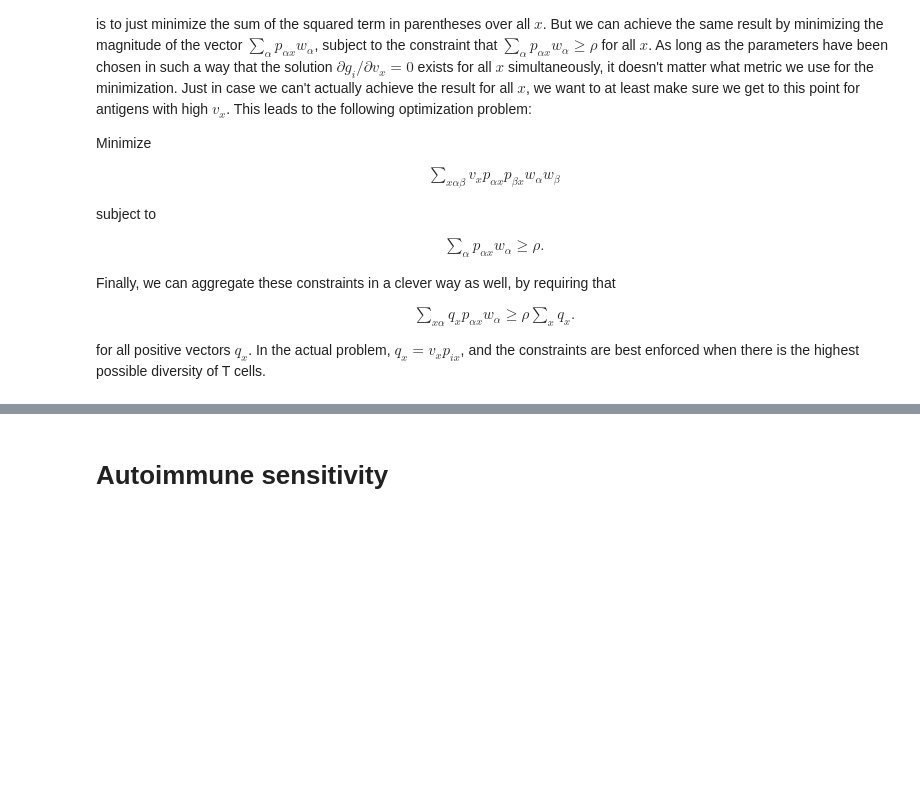
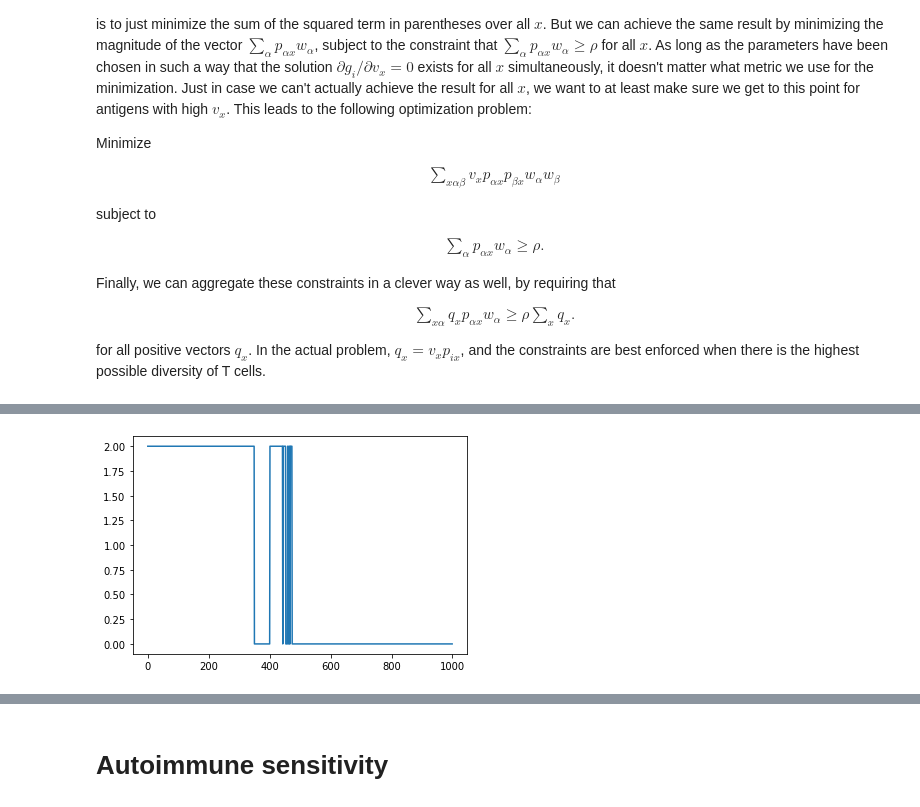
Before and after one commit to Ninjaneer32/immune-svm, a Jupyter notebook: scripts/Testing.ipynb, the cells around one changed output, grey strips where cells are left out. Saved outputs shown, nothing was run; the diff lists cells and outputs as text; code cells hidden in the pictures; blank space fills up the shorter version.

```diff
--- a/scripts/Testing.ipynb
+++ b/scripts/Testing.ipynb
@@ -585,0 +672,5 @@ for all positive vectors $q_x$. In the actual problem, $q_x = v_x p_{ix}$, and t
+# %%
+plt.plot(np.real(np.linalg.eig(gamma)[0]))
+plt.show()
+# %% [output]
+[figure, added]
```
Also changed, not shown: parts of 12 cells of this notebook.
